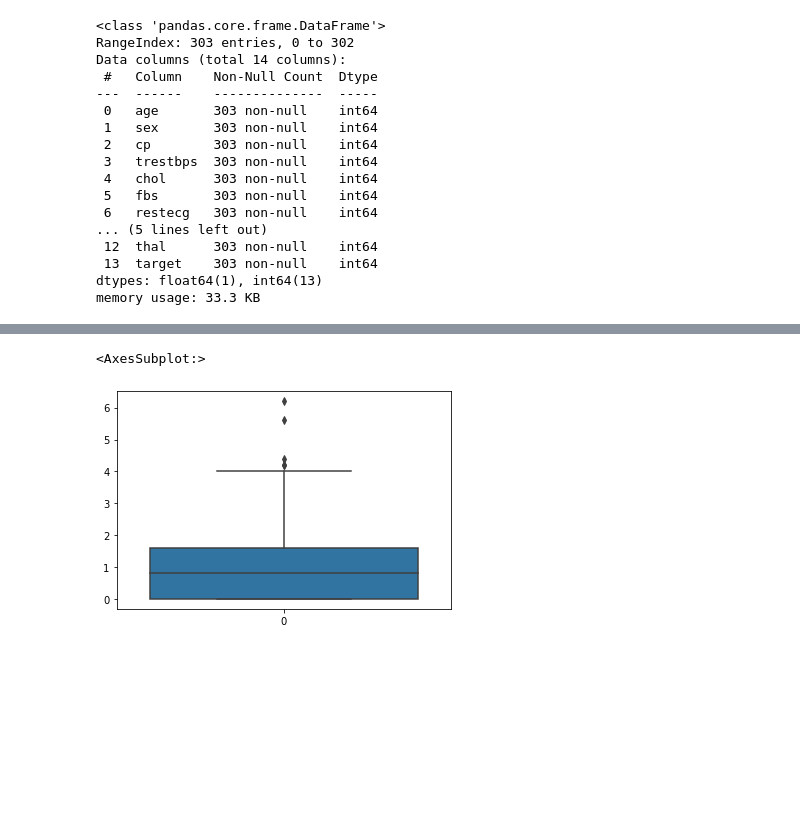
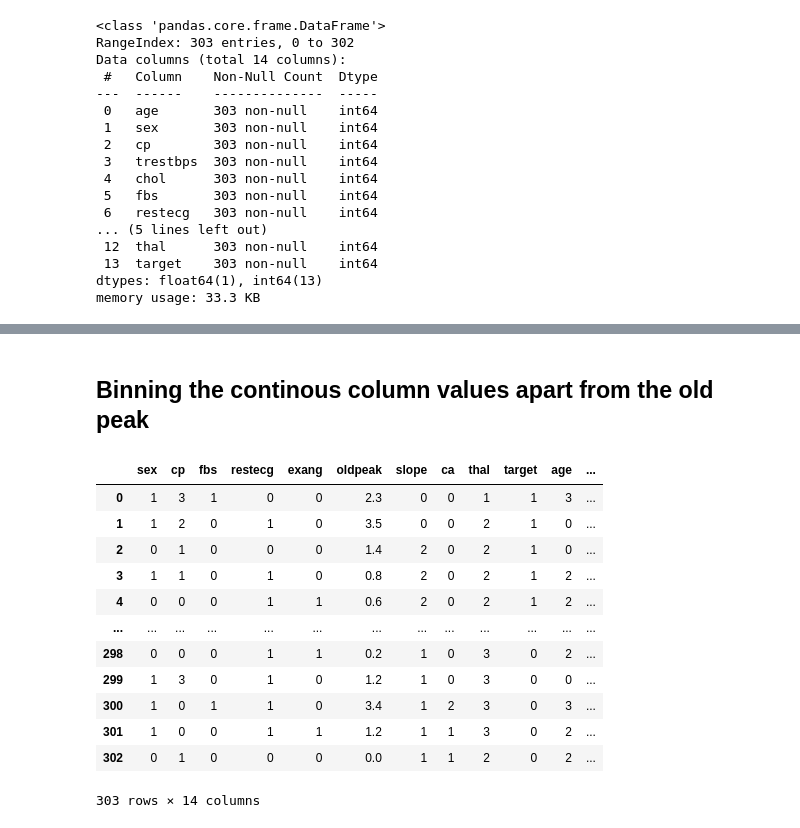
Before and after one commit to Keltings/ADS-Assignment-9, a Jupyter notebook: Heart Analysis.ipynb, the cells around one changed output, grey strips where cells are left out. Cells and saved outputs as stored; diff of their text form; code cells hidden in the pictures; blank space fills up the shorter version.

```diff
--- a/Heart Analysis.ipynb
+++ b/Heart Analysis.ipynb
@@ -85,6 +125,38 @@ sns.boxplot(data = con_df)
+# %% [markdown]
+## Binning the continous column values apart from the old peak
 # %%
-sns.boxplot(data = con_df.oldpeak)
+from sklearn.preprocessing import LabelEncoder, LabelBinarizer
+
+le = LabelEncoder()
+
+df1['age_binned'] = pd.qcut(df1.age, q=[0, .25, .50, .75, 1])
+df1['thalach_binned'] = pd.qcut(df1.thalach, q=[0, .25, .50, .75, 1])
+df1['chol_binned'] = pd.qcut(df1.chol, q=[0, .25, .50, .75, 1])
+df1['trestbps_binned'] = pd.qcut(df1.trestbps, q=[0, .25, .50, .75, 1])
+
+df1.drop(columns=['age', 'thalach', 'chol', 'trestbps'], inplace=True)
+#apply labelencoder
+
+df1['age'] = le.fit_transform(df1['age_binned'])
+df1['thalach'] = le.fit_transform(df1['thalach_binned'])
+df1['chol'] = le.fit_transform(df1['chol_binned'])
+df1['trestbps'] = le.fit_transform(df1['trestbps_binned'])
+
+df1.drop(columns=['age_binned','thalach_binned', 'chol_binned', 'trestbps_binned'],inplace=True)
+
+df1
 # %% [output]
+|  | sex | cp | fbs | restecg | exang | oldpeak | slope | ca | thal | target | age | ... |
+| 0 | 1 | 3 | 1 | 0 | 0 | 2.3 | 0 | 0 | 1 | 1 | 3 | ... |
+| 1 | 1 | 2 | 0 | 1 | 0 | 3.5 | 0 | 0 | 2 | 1 | 0 | ... |
+| 2 | 0 | 1 | 0 | 0 | 0 | 1.4 | 2 | 0 | 2 | 1 | 0 | ... |
+| 3 | 1 | 1 | 0 | 1 | 0 | 0.8 | 2 | 0 | 2 | 1 | 2 | ... |
+| 4 | 0 | 0 | 0 | 1 | 1 | 0.6 | 2 | 0 | 2 | 1 | 2 | ... |
+| ... | ... | ... | ... | ... | ... | ... | ... | ... | ... | ... | ... | ... |
+| 298 | 0 | 0 | 0 | 1 | 1 | 0.2 | 1 | 0 | 3 | 0 | 2 | ... |
+| 299 | 1 | 3 | 0 | 1 | 0 | 1.2 | 1 | 0 | 3 | 0 | 0 | ... |
+| 300 | 1 | 0 | 1 | 1 | 0 | 3.4 | 1 | 2 | 3 | 0 | 3 | ... |
+| 301 | 1 | 0 | 0 | 1 | 1 | 1.2 | 1 | 1 | 3 | 0 | 2 | ... |
+| 302 | 0 | 1 | 0 | 0 | 0 | 0.0 | 1 | 1 | 2 | 0 | 2 | ... |
-<AxesSubplot:>
+303 rows × 14 columns
-[figure, removed]
 # %%
```
Also changed, not shown: parts of 17 cells of this notebook.
